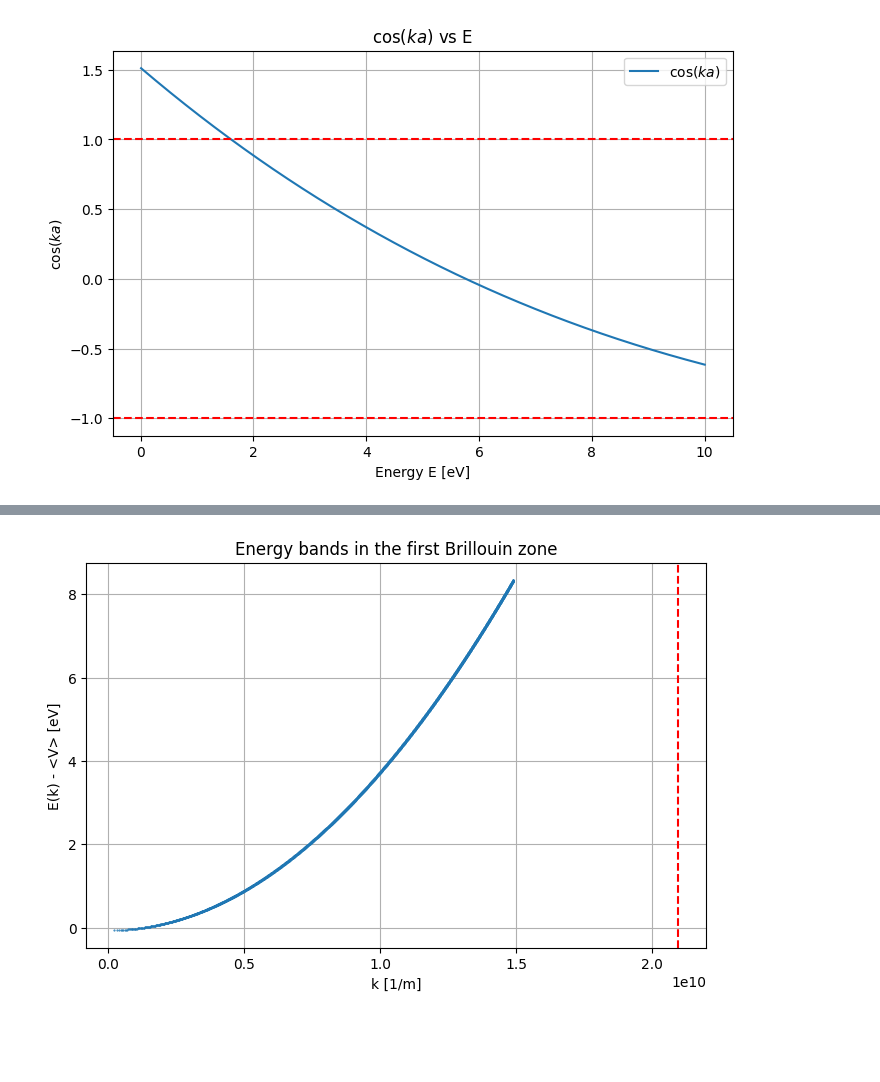
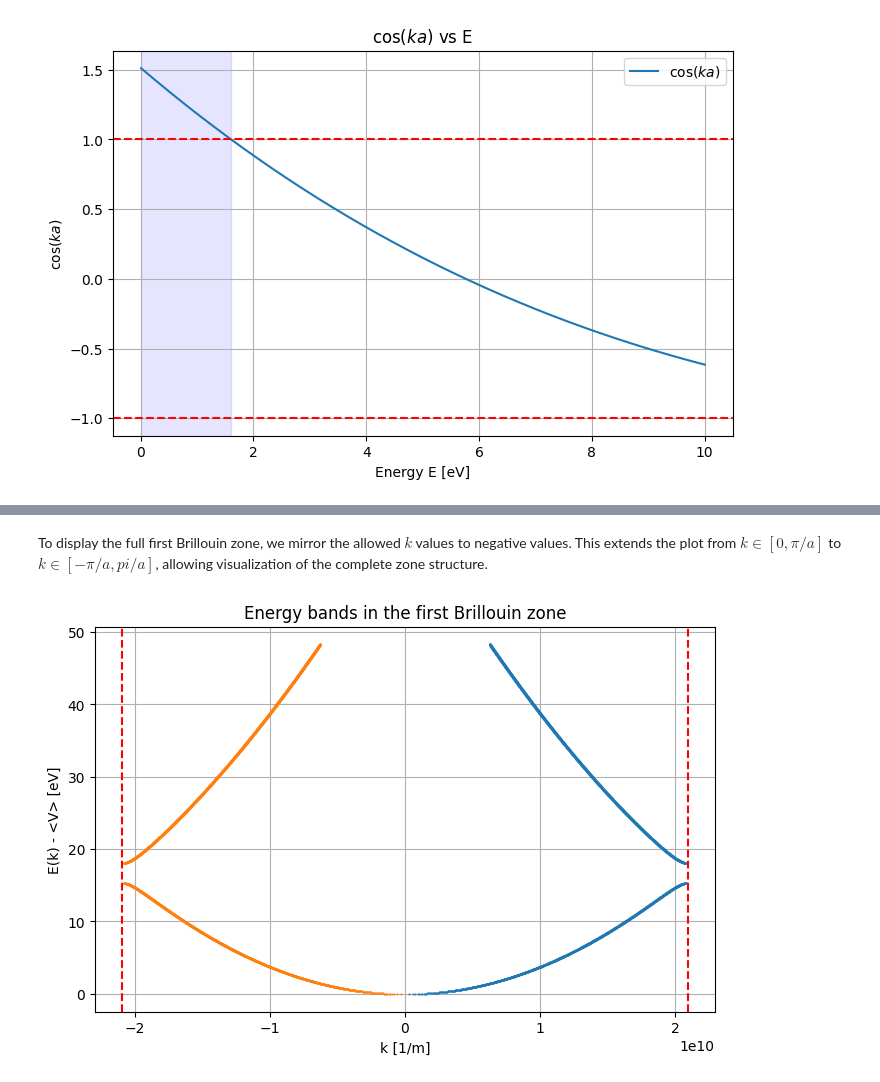
Before and after one commit to MariyaSV78/notebook_Model_Kronig-Penney, a Jupyter notebook: Model_Kronig-Penney.ipynb, the cells around one changed output, grey strips where cells are left out. Saved outputs shown, nothing was run; the diff lists cells and outputs as text; code cells hidden in the pictures; blank space fills up the shorter version.

```diff
--- a/Model_Kronig-Penney.ipynb
+++ b/Model_Kronig-Penney.ipynb
@@ -570,20 +580,44 @@ for i, Ei in enumerate(E):
 allowed = np.abs(cos_ka) <= 1
 indices = np.where(allowed)[0]
 
-intervals = []
-for k, g in groupby(enumerate(indices), lambda ix: ix[0]-ix[1]):
-    group = list(map(itemgetter(1), g))
-    intervals.append((E_eV[group[0]], E_eV[group[-1]]))
+# Find breaks between consecutive indices
+breaks = np.where(np.diff(indices) != 1)[0]
+
+# Split indices into continuous bands
+bands = np.split(indices, breaks + 1)
+
+# Convert indices to energy ranges
+intervals = [(E_eV[band[0]], E_eV[band[-1]]) for band in bands]
 
 print("Allowed energy bands (eV):")
 for start, end in intervals:
     print(f"{start:.3f} - {end:.3f}")
 
+
+# Find forbidden bands
+
+forbidden_bands = []
+
+# Before the first allowed band
+if intervals[0][0] > E_eV[0]:
+    forbidden_bands.append((E_eV[0], intervals[0][0]))
+
+# Between allowed bands
+for i in range(len(intervals) - 1):
+    forbidden_bands.append((intervals[i][1], intervals[i+1][0]))
+
+# After the last allowed band
+if intervals[-1][1] < E_eV[-1]:
+    forbidden_bands.append((intervals[-1][1], E_eV[-1]))
+
 # Plot
+
 plt.figure(figsize=(8,5))
 plt.plot(E_eV, cos_ka, label=r'$\cos(ka)$')
 plt.axhline(1, color='r', linestyle='--')
 plt.axhline(-1, color='r', linestyle='--')
+for (start, end) in forbidden_bands:
+    plt.axvspan(start, end, color='blue', alpha=0.1, label='Forbidden band' if start == intervals[0][0] else "")
 plt.xlabel('Energy E [eV]')
 plt.ylabel(r'$\cos(ka)$')
 plt.title('$\cos(ka)$ vs E')
@@ -599,3 +645,5 @@ Allowed energy bands (eV):
+# %% [markdown]
+To display the full first Brillouin zone, we mirror the allowed $k$ values to negative values. This extends the plot from $k∈[0,\pi/a]$ to $k∈[−\pi/a,pi/a]$, allowing visualization of the complete zone structure.
 # %%
 import numpy as np
 import matplotlib.pyplot as plt
@@ -612,7 +660,7 @@ c = 0.5e-10            # Width of barrier [m]
 a = b + c              # Lattice period
 
 # Energy range
-E_eV = np.linspace(0.01, 10, 5000)
+E_eV = np.linspace(0.01, 50, 5000)
 E = E_eV * eV
 
 # Initialize arrays
@@ -627,32 +675,36 @@ for i, Ei in enumerate(E):
                      - ((alpha**2 - beta**2)/(2*alpha*beta))*np.sin(alpha*b)*np.sinh(beta*c))
     elif Ei > V0:
         kappa = np.sqrt(2*m*(Ei - V0))/hbar
         cos_ka[i] = (np.cos(alpha*b)*np.cos(kappa*c)
                      - ((alpha**2 + kappa**2)/(2*alpha*kappa))*np.sin(alpha*b)*np.sin(kappa*c))
     else:  # Ei == V0
         cos_ka[i] = np.cos(alpha*b) - 0.5*alpha*c*np.sin(alpha*b)
 
 # Allowed bands: |cos(ka)| <= 1
 allowed = np.abs(cos_ka) <= 1
 E_allowed = E[allowed]
 cos_ka_allowed = cos_ka[allowed]
 
 # Compute k for allowed energies
 k_allowed = np.arccos(cos_ka_allowed)/a  # First Brillouin zone: k ∈ [0, π/a]
 
 # Average potential
 V_avg = V0 * (c/a)
 
 # Plot E(k) - <V>
 plt.figure(figsize=(8,5))
 plt.plot(k_allowed, E_allowed/eV - V_avg/eV, '.', markersize=1)
+plt.plot(-k_allowed, E_allowed/eV - V_avg/eV, '.', markersize=1)  # Add to show the full first Brillouin zone
+
+
 plt.axvline(np.pi/a, color='r', linestyle='--', label='First Brillouin zone edge (π/a)')
+plt.axvline(-np.pi/a, color='r', linestyle='--', label='First Brillouin zone edge (π/a)') # Add negative k values so the plot covers the entire first Brillouin zone (k ∈ [-π/a, π/a])
+
 
 plt.xlabel('k [1/m]')
 plt.ylabel('E(k) - <V> [eV]')
 plt.title('Energy bands in the first Brillouin zone')
-# plt.xlim(0, np.pi/a)
 plt.grid(True)
 plt.show()
 # %% [output]
-[figure, old version]
+[figure, new version]
```
Also changed, not shown: parts of 26 cells of this notebook, 4 other files.
